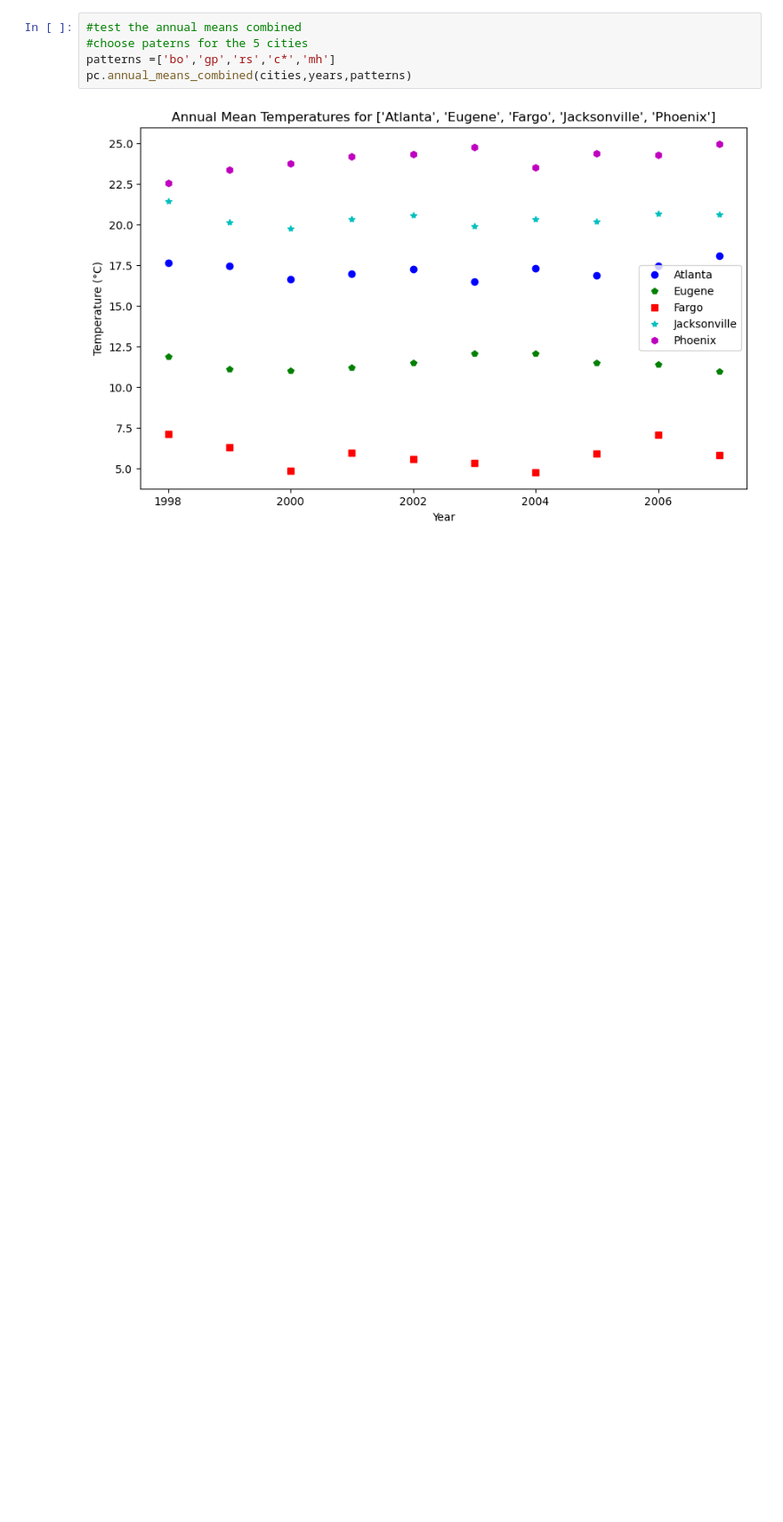
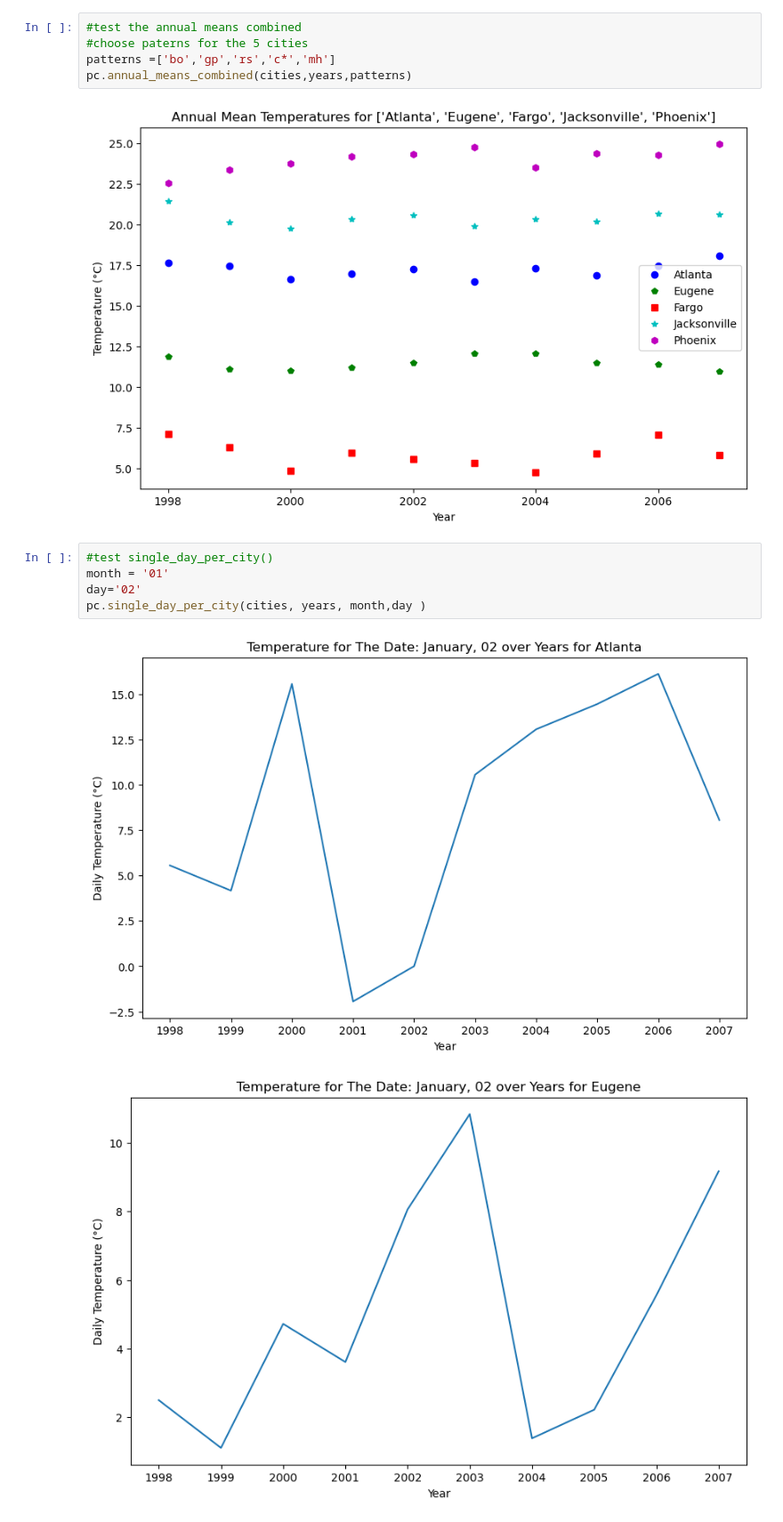
Before and after one commit to carloscaeduardo/Assignment4ML, a Jupyter notebook: A4starter/Assignment.ipynb, the cells around one changed output. Shown at 89% size. Saved outputs shown, nothing was run; the diff lists cells and outputs as text; blank space fills up the shorter version.

```diff
--- a/A4starter/Assignment.ipynb
+++ b/A4starter/Assignment.ipynb
@@ -86,3 +86,11 @@ patterns =['bo','gp','rs','c*','mh']
 pc.annual_means_combined(cities,years,patterns)
 # %% [output]
 [figure]
+# %%
+#test single_day_per_city()
+month = '01'
+day='02'
+pc.single_day_per_city(cities, years, month,day )
+# %% [output]
+[figure, added]
+[figure, added]
```
Also changed, not shown: parts of 11 cells of this notebook, 25 other files.
